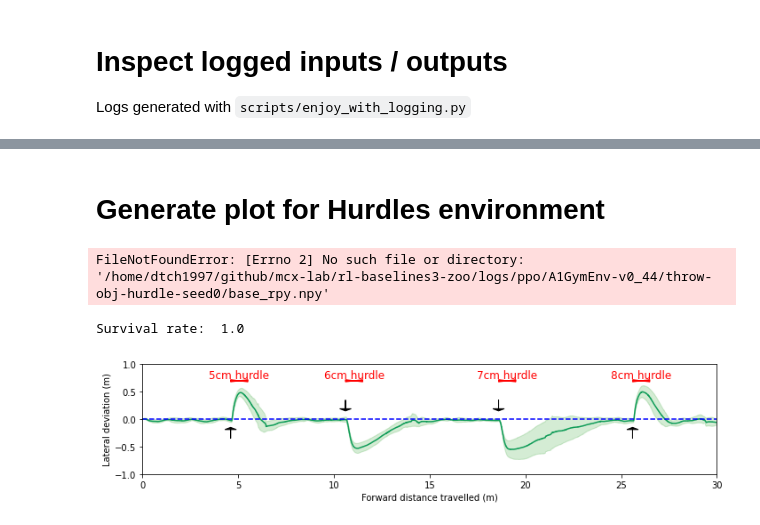
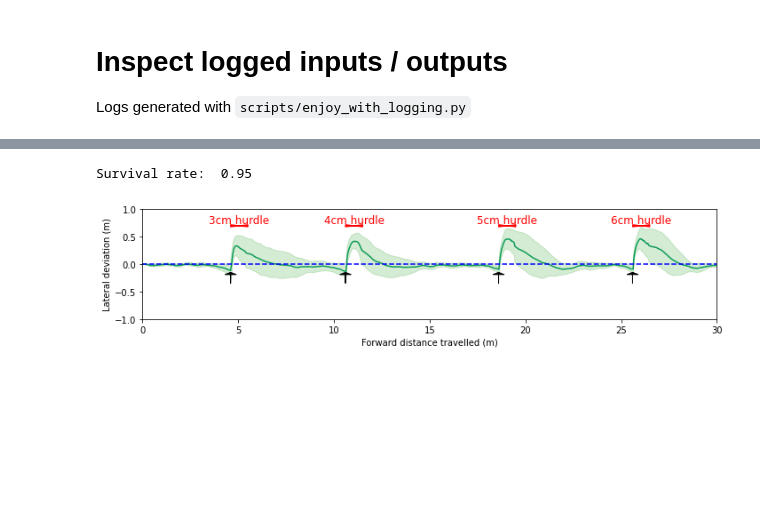
Before and after one commit to mcx-lab/rl-baselines3-zoo, a Jupyter notebook: notebooks/plot_robustness_to_disturbance.ipynb, the cells around one changed output, grey strips where cells are left out. Saved outputs shown, nothing was run; the diff lists cells and outputs as text; code cells hidden in the pictures; blank space fills up the shorter version.

Commit message:
Update settings, scheduler for hurdles
Set hurdle terrain in runner script

Update object throwing for hurdles

Implement plotting for hurdles

```diff
--- a/notebooks/plot_robustness_to_disturbance.ipynb
+++ b/notebooks/plot_robustness_to_disturbance.ipynb
@@ -85,9 +139,7 @@ def load_thrown_object_times():
 # %%
-
 statss = []
 for seed in range(20):
-    stats_dir = model_dir / f'throw-obj-platform-seed{seed}'
-    # child_dirs = [p for p in stats_dir.iterdir() if p.is_dir()]
+    stats_dir = model_dir / f'throw-obj-hurdles-seed{seed}'
     stats = load_robot_states(stats_dir)
     stats['name'] = f'seed{seed}'
     statss.append(stats)
@@ -245,44 +167,31 @@ Survival rate:  0.85
-# %% [markdown]
-# Generate plot for Hurdles environment
-# %%
-statss = []
-for seed in range(10):
-    stats_dir = model_dir / f'throw-obj-hurdle-seed{seed}'
-    stats = load_robot_states(stats_dir)
-    stats['name'] = f'seed{seed}'
-    statss.append(stats)
-# %% [output]
-FileNotFoundError: [Errno 2] No such file or directory: '/home/dtch1997/github/mcx-lab/rl-baselines3-zoo/logs/ppo/A1GymEnv-v0_44/throw-obj-hurdle-seed0/base_rpy.npy'
 # %%
 import matplotlib.pyplot as plt
 
 obstacle_pos = [5.0, 11.0, 19.0, 26.0]
-obstacle_names = ('5cm hurdle', '6cm hurdle', '7cm hurdle', '8cm hurdle')
-throw_directions = [1, -1, -1, 1, 1, -1]
-
-
+obstacle_names = ('3cm hurdle', '4cm hurdle', '5cm hurdle', '6cm hurdle')
+throw_directions = [1, 1, 1, 1, 1, 1]
 
 def plot_hurdle_arrows(ax):
     ax.set_xlim(0, 30)
     ax.set_ylim(-1.0, 1.0)
     throw_idx = 0
     for i, start in enumerate(obstacle_pos):
         # ax.axvspan(start, end, color='gray', alpha=0.2)
         draw_spanning_arrow(ax, start, 0.7, start+0.1, 0.7, name=obstacle_names[i])
         if throw_directions[throw_idx] == 1:
             draw_up_arrow(ax, start)
         else: draw_down_arrow(ax, start)
         throw_idx += 1
 
 fig, ax = plt.subplots(figsize=(10,2.5))
 ax.set_xlabel('Forward distance travelled (m)')
 ax.set_ylabel('Lateral deviation (m)')
 # ax[1].set_ylabel('Survival rate')
 # ax[1].set_ylim(0.0, 1.1)
 plot_hurdle_arrows(ax)
 plot_xy_coordinates_distribution(ax, statss)
 fig.tight_layout()
 fig.savefig("robustness_thrown_hurdles.pdf", format="pdf", bbox_layout="tight")
 # %% [output]
-Survival rate:  1.0
+Survival rate:  0.95
-[figure, old version]
+[figure, new version]
```
Also changed, not shown: parts of 8 cells of this notebook, 6 other files.
